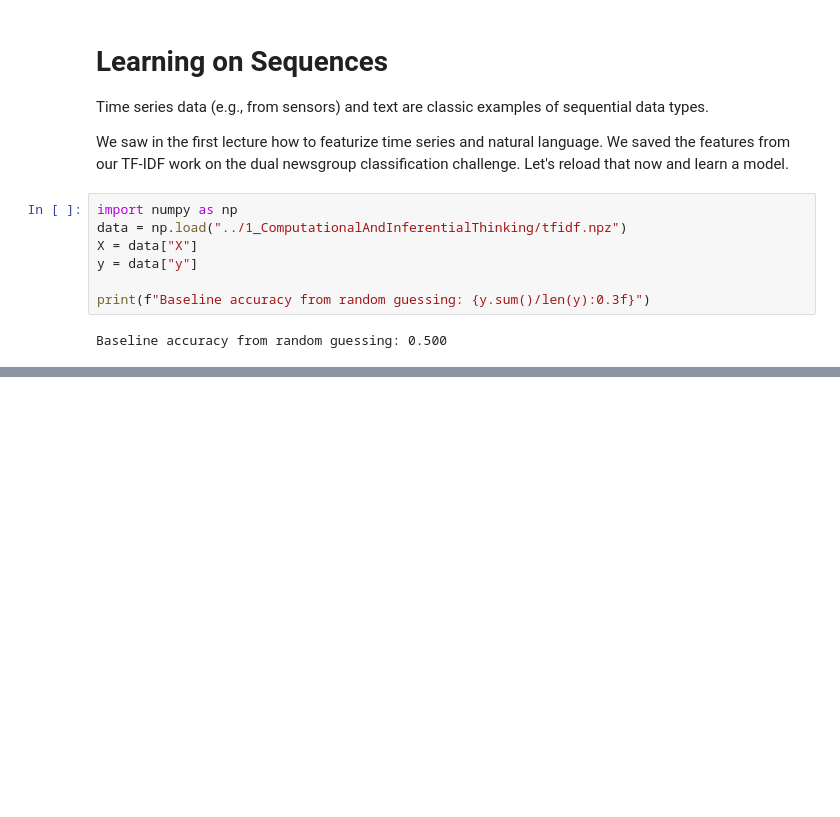
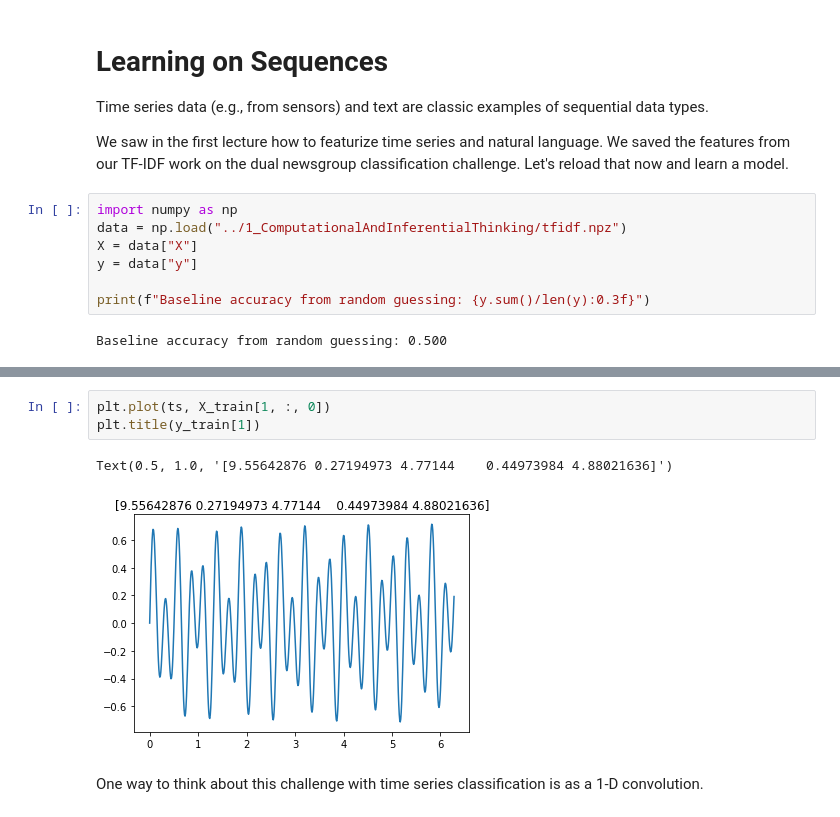
Before and after one commit to profjsb/ml_course, a Jupyter notebook: Lectures/5_DeepConvNets/01_Learning_on_Sequences.ipynb, the cells around one changed output, grey strips where cells are left out. Saved outputs shown, nothing was run; the diff lists cells and outputs as text; blank space fills up the shorter version.

```diff
--- a/Lectures/5_DeepConvNets/01_Learning_on_Sequences.ipynb
+++ b/Lectures/5_DeepConvNets/01_Learning_on_Sequences.ipynb
@@ -66,0 +300,8 @@ spacy
+# %%
+plt.plot(ts, X_train[1, :, 0])
+plt.title(y_train[1])
+# %% [output]
+Text(0.5, 1.0, '[9.55642876 0.27194973 4.77144    0.44973984 4.88021636]')
+[figure, added]
+# %% [markdown]
+One way to think about this challenge with time series classification is as a 1-D convolution.
```
Also changed, not shown: parts of 47 cells of this notebook, 3 other files.
